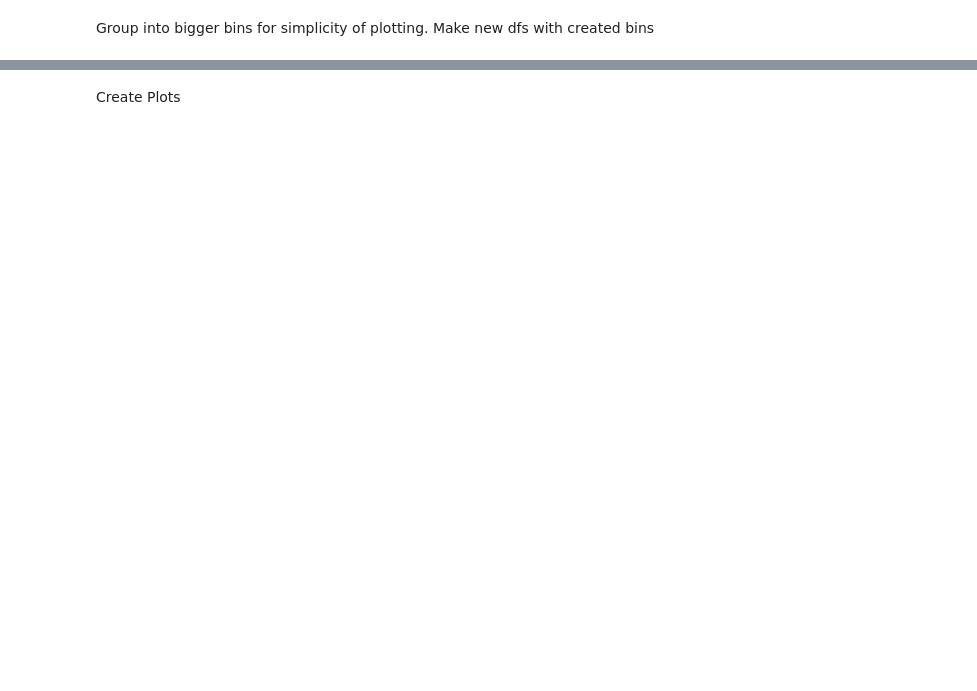
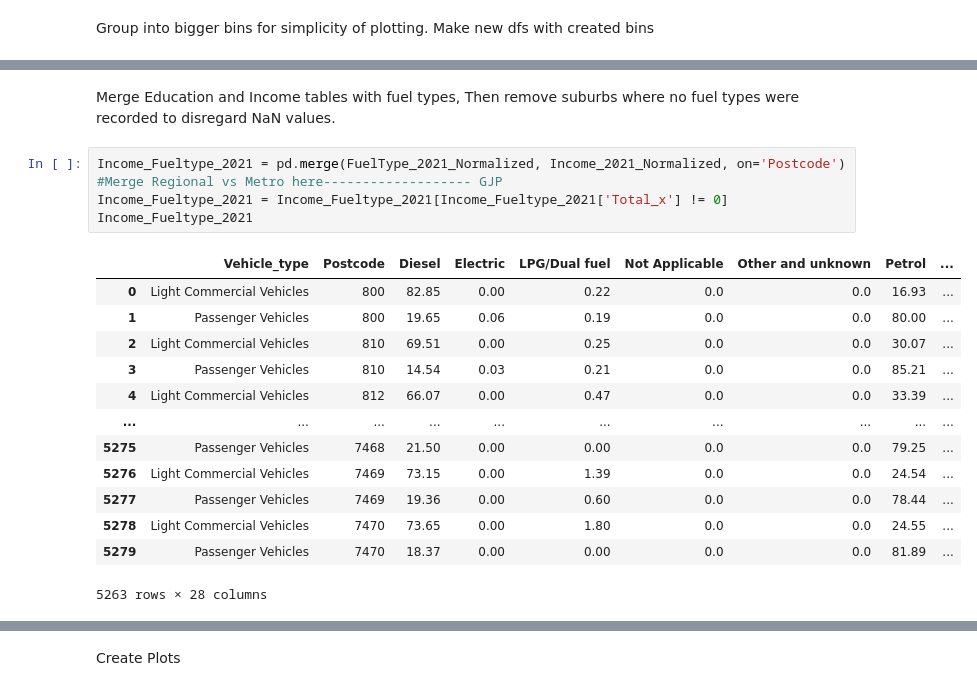
Before and after one commit to JoshMBell/Module_7_Project, a Jupyter notebook: main.ipynb, the cells around one changed output, grey strips where cells are left out. Saved outputs shown, nothing was run; the diff lists cells and outputs as text; blank space fills up the shorter version.

```diff
--- a/main.ipynb
+++ b/main.ipynb
@@ -205,0 +241,21 @@ Make new dfs with created bins
+# %% [markdown]
+Merge Education and Income tables with fuel types, Then remove suburbs where no fuel types were recorded to disregard NaN values.
+# %%
+Income_Fueltype_2021 = pd.merge(FuelType_2021_Normalized, Income_2021_Normalized, on='Postcode')
+#Merge Regional vs Metro here------------------- GJP
+Income_Fueltype_2021 = Income_Fueltype_2021[Income_Fueltype_2021['Total_x'] != 0]
+Income_Fueltype_2021
+# %% [output]
+|  | Vehicle_type | Postcode | Diesel | Electric | LPG/Dual fuel | Not Applicable | Other and unknown | Petrol | ... |
+| 0 | Light Commercial Vehicles | 800 | 82.85 | 0.00 | 0.22 | 0.0 | 0.0 | 16.93 | ... |
+| 1 | Passenger Vehicles | 800 | 19.65 | 0.06 | 0.19 | 0.0 | 0.0 | 80.00 | ... |
+| 2 | Light Commercial Vehicles | 810 | 69.51 | 0.00 | 0.25 | 0.0 | 0.0 | 30.07 | ... |
+| 3 | Passenger Vehicles | 810 | 14.54 | 0.03 | 0.21 | 0.0 | 0.0 | 85.21 | ... |
+| 4 | Light Commercial Vehicles | 812 | 66.07 | 0.00 | 0.47 | 0.0 | 0.0 | 33.39 | ... |
+| ... | ... | ... | ... | ... | ... | ... | ... | ... | ... |
+| 5275 | Passenger Vehicles | 7468 | 21.50 | 0.00 | 0.00 | 0.0 | 0.0 | 79.25 | ... |
+| 5276 | Light Commercial Vehicles | 7469 | 73.15 | 0.00 | 1.39 | 0.0 | 0.0 | 24.54 | ... |
+| 5277 | Passenger Vehicles | 7469 | 19.36 | 0.00 | 0.60 | 0.0 | 0.0 | 78.44 | ... |
+| 5278 | Light Commercial Vehicles | 7470 | 73.65 | 0.00 | 1.80 | 0.0 | 0.0 | 24.55 | ... |
+| 5279 | Passenger Vehicles | 7470 | 18.37 | 0.00 | 0.00 | 0.0 | 0.0 | 81.89 | ... |
+5263 rows × 28 columns
```
Also changed, not shown: parts of 10 cells of this notebook, 1 other file.
